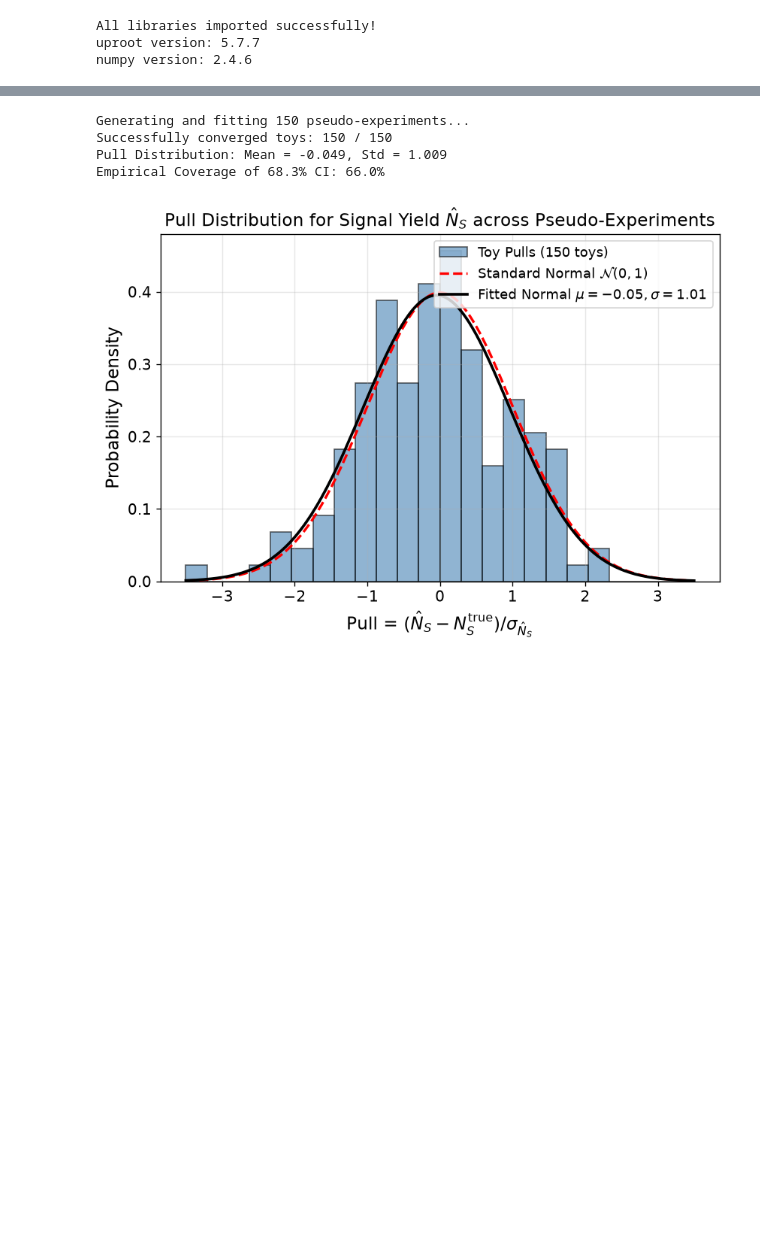
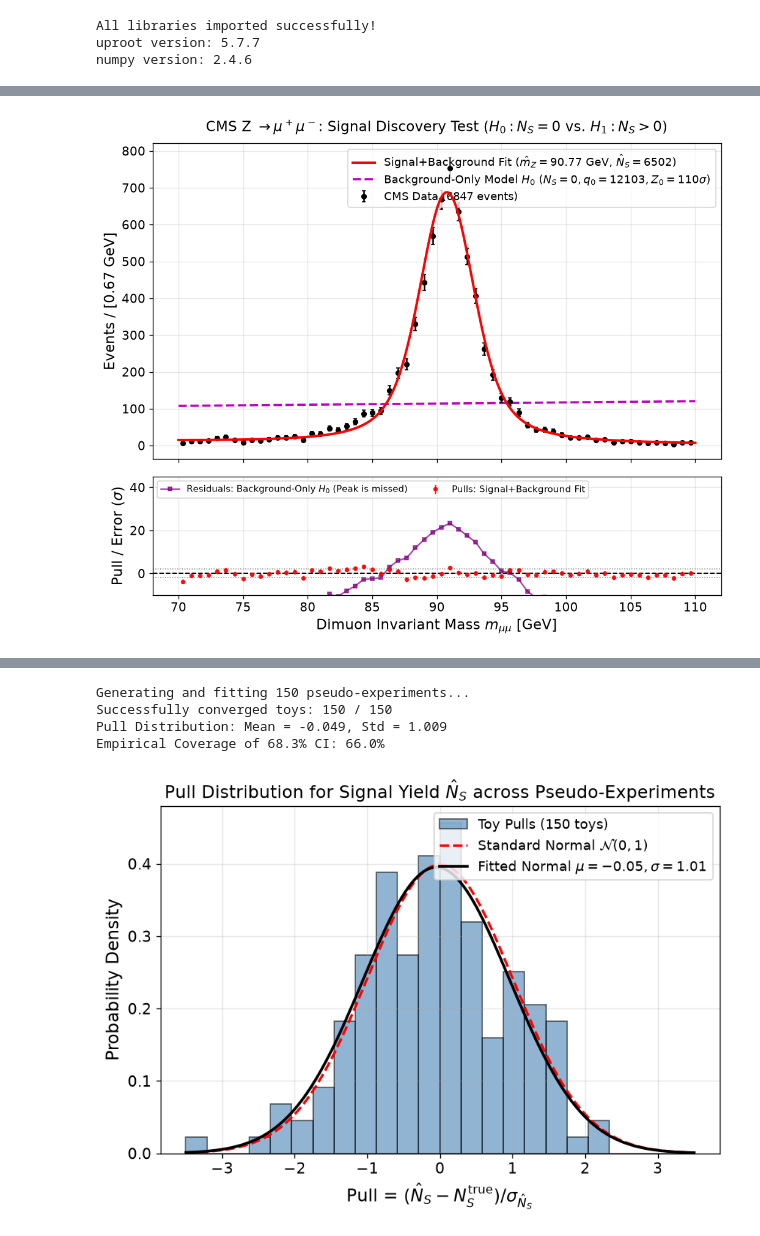
Before and after one commit to AdityaKChoubey/Statistical-Inference-for-HEP-Problems, a Jupyter notebook: CMS_Z_Dimuon_Likelihood_Inference.ipynb, the cells around one changed output, grey strips where cells are left out. Drawn from its saved outputs; the diff is of its cells as text; code cells hidden in the pictures; blank space fills up the shorter version.

```diff
--- a/CMS_Z_Dimuon_Likelihood_Inference.ipynb
+++ b/CMS_Z_Dimuon_Likelihood_Inference.ipynb
@@ -261,2 +332,44 @@ plt.show()
+# %%
+# Visual Comparison: Signal+Background Model vs. Background-Only Null Hypothesis
+fig, (ax_main, ax_res) = plt.subplots(
+    2, 1, figsize=(10, 8), sharex=True,
+    gridspec_kw={'height_ratios': [3.2, 1.2], 'hspace': 0.08}
+)
+
+# Main spectrum
+ax_main.errorbar(bin_centers, bin_counts, yerr=poisson_errors, fmt='o', color='black', label=f'CMS Data ({N_events} events)', capsize=2, markersize=4.5, zorder=5)
+
+# Signal + Background Model (MLE)
+ax_main.plot(m_dense, tot_curve, 'r-', lw=2.4, label=f'Signal+Background Fit ($\hat{{m}}_Z = {m_z_hat:.2f}$ GeV, $\hat{{N}}_S = {fit_params["n_s"]:.0f}$)', zorder=6)
+
+# Background-only Model (H_0)
+b0_curve = n_b_b0 * background_pdf(m_dense, lam_b0) * bin_width
+ax_main.plot(m_dense, b0_curve, 'm--', lw=2.2, label=f'Background-Only Model $H_0$ ($N_S = 0, q_0 = {q_0:.0f}, Z_0 = {z_0:.0f}\sigma$)', zorder=4)
+
+ax_main.set_ylabel(f'Events / [{bin_width:.2f} GeV]')
+ax_main.set_title(r'CMS Z $\to \mu^+\mu^-$: Signal Discovery Test ($H_0: N_S=0$ vs. $H_1: N_S > 0$)', pad=12)
+ax_main.legend(frameon=True, fontsize=11, loc='upper right')
+ax_main.grid(True, alpha=0.3)
+
+# Residuals panel
+res_sb = (bin_counts - expected_counts) / np.where(poisson_errors > 0, poisson_errors, 1.0)
+exp_b0_counts = n_b_b0 * background_pdf(bin_centers, lam_b0) * bin_width
+res_b0 = (bin_counts - exp_b0_counts) / np.where(poisson_errors > 0, poisson_errors, 1.0)
+
+ax_res.errorbar(bin_centers, res_sb, yerr=1.0, fmt='o', color='red', markersize=3.5, label='Pulls: Signal+Background Fit', alpha=0.85)
+ax_res.plot(bin_centers, res_b0, 's-', color='purple', markersize=4, lw=1.5, label='Residuals: Background-Only $H_0$ (Peak is missed)', alpha=0.7)
+ax_res.axhline(0, color='black', ls='--', lw=1.2)
+ax_res.axhline(2, color='gray', ls=':', lw=0.9)
+ax_res.axhline(-2, color='gray', ls=':', lw=0.9)
+ax_res.set_ylabel(r'Pull / Error ($\sigma$)')
+ax_res.set_xlabel(r'Dimuon Invariant Mass $m_{\mu\mu}$ [GeV]')
+ax_res.set_ylim(-10, 45)
+ax_res.legend(fontsize=9, loc='upper left', ncol=2)
+ax_res.grid(True, alpha=0.3)
+
+plt.tight_layout()
+plt.show()
+# %% [output]
+[figure, added]
 # %% [markdown]
 ---
```
Also changed, not shown: parts of 23 cells of this notebook.
